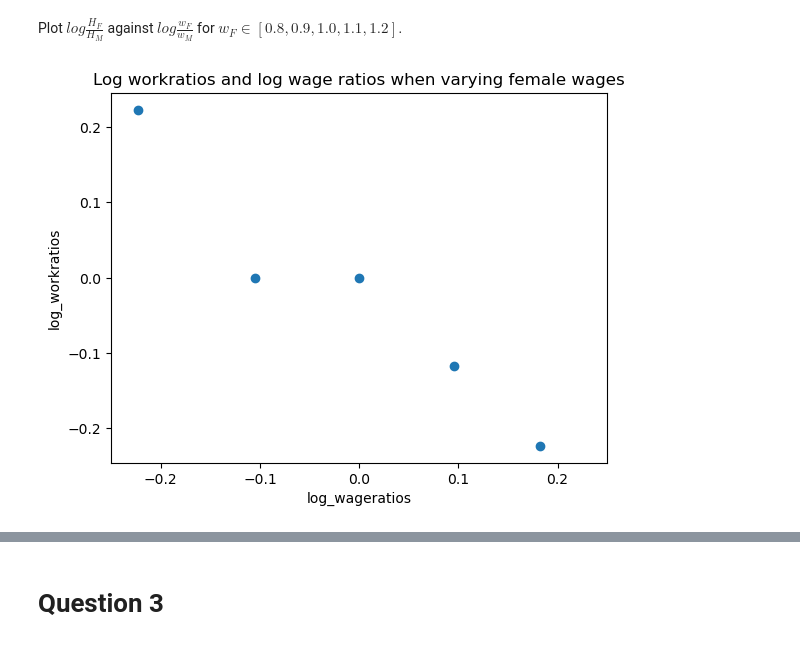
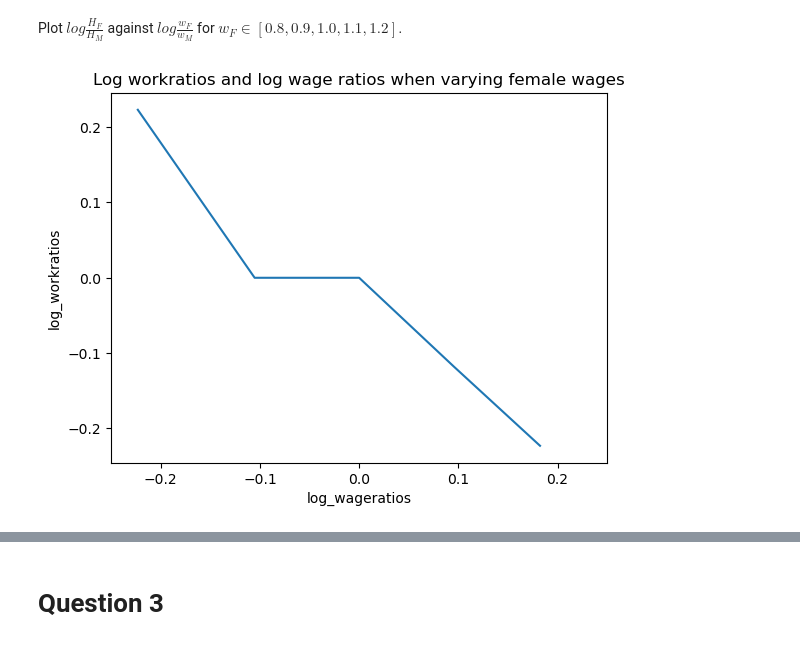
Before and after one commit to NumEconCopenhagen/projects-2023-boybandet, a Jupyter notebook: inauguralproject/inauguralproject.ipynb, the cells around one changed output, grey strips where cells are left out. Drawn from its saved outputs; the diff is of its cells as text; code cells hidden in the pictures.

```diff
--- a/inauguralproject/inauguralproject.ipynb
+++ b/inauguralproject/inauguralproject.ipynb
@@ -44,8 +40,7 @@ Plot the relationship between the ratio of working home between genders and alph
 # Question 2
 # %% [markdown]
 Plot $log{\frac{H_F}{H_M}}$ against $log{\frac{w_F}{w_M}}$ for $w_F \in [0.8,0.9,1.0,1.1,1.2]$.
-# %%
-# code
-dut.plot_logratios_discrete()
-# %% [output]
-[figure, removed]
+# %%
+model.plot_logratios_discrete()
+# %% [output]
+[figure, added]
```
Also changed, not shown: parts of 17 cells of this notebook, 1 other file.
